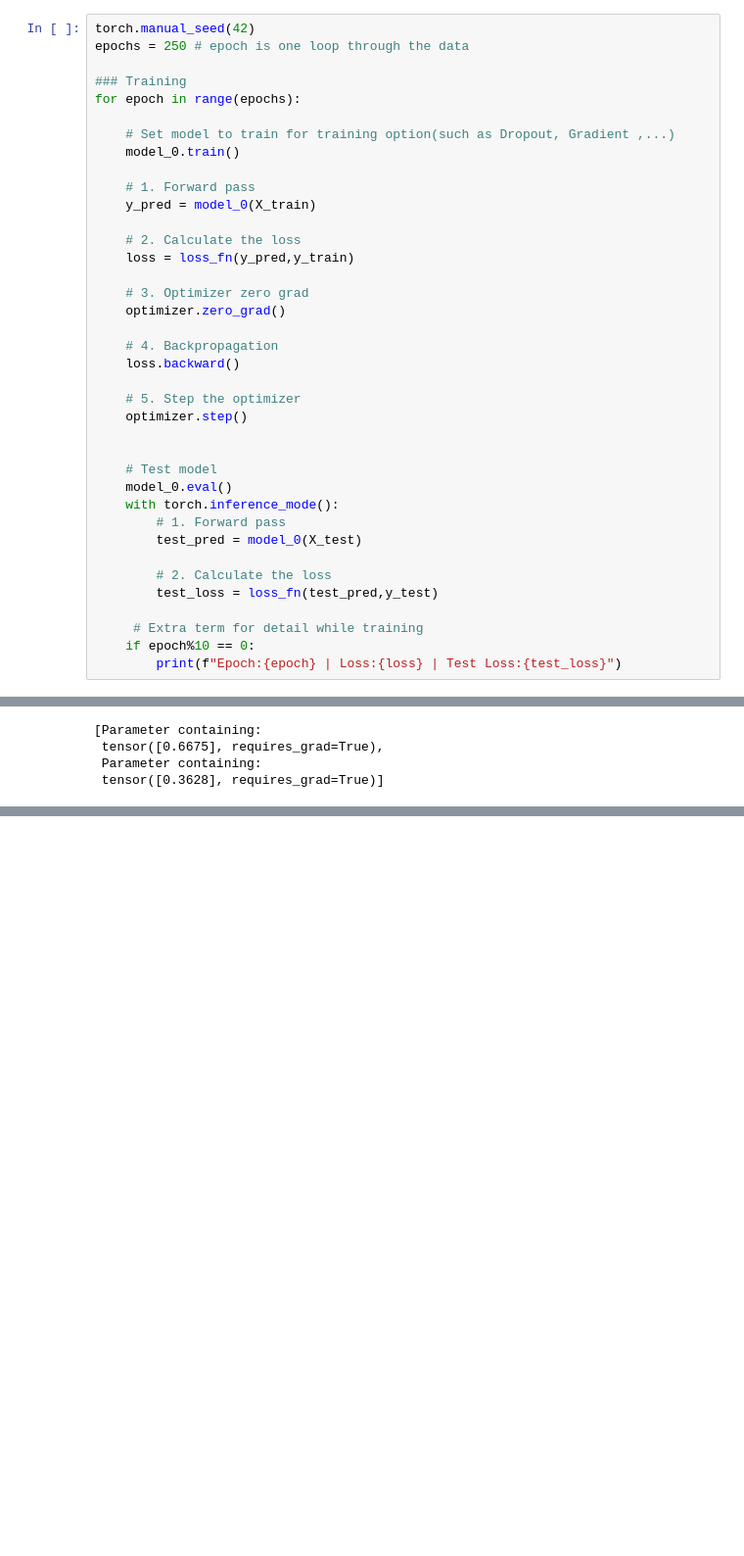
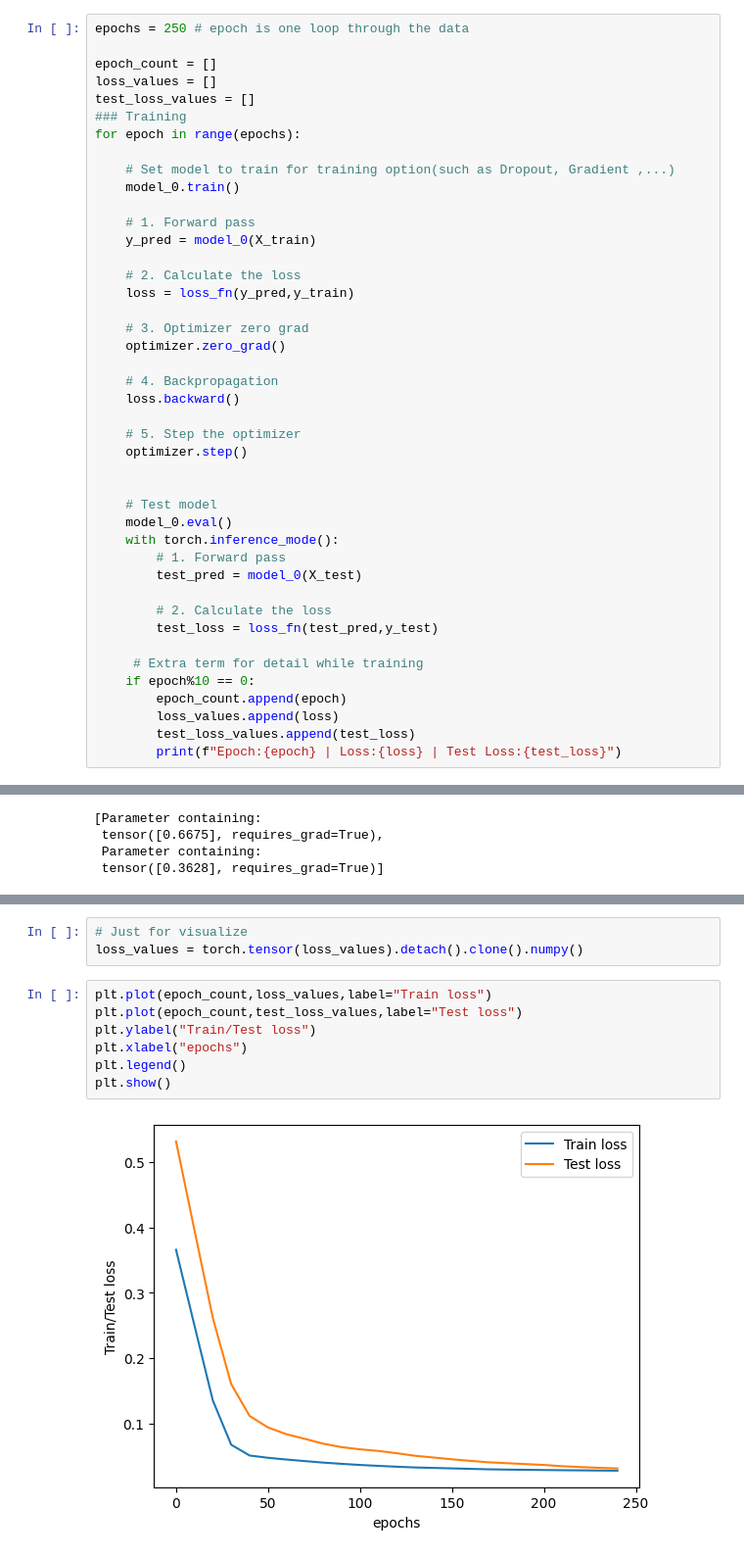
Before and after one commit to MahdiAmrollahi/pytorch-ZTM, a Jupyter notebook: 01_pytorch_workflow.ipynb, the cells around one changed output, grey strips where cells are left out. Shown at 98% size. Saved outputs shown, nothing was run; the diff lists cells and outputs as text; blank space fills up the shorter version.

Commit message:
complete test and plot train test loss

```diff
--- a/01_pytorch_workflow.ipynb
+++ b/01_pytorch_workflow.ipynb
@@ -155,9 +155,11 @@ optimizer = torch.optim.SGD(params=model_0.parameters(),
 # %% [markdown]
 ### Building a training/testing loop
 # %%
-torch.manual_seed(42)
 epochs = 250 # epoch is one loop through the data
 
+epoch_count = []
+loss_values = []
+test_loss_values = []
 ### Training
 for epoch in range(epochs):
 
@@ -191,6 +193,9 @@ for epoch in range(epochs):
 
      # Extra term for detail while training
     if epoch%10 == 0:
+        epoch_count.append(epoch)
+        loss_values.append(loss)
+        test_loss_values.append(test_loss)
         print(f"Epoch:{epoch} | Loss:{loss} | Test Loss:{test_loss}")
 # %% [output]
 Epoch:0 | Loss:0.36560165882110596 | Test Loss:0.5312533378601074
@@ -227,0 +235,12 @@ plot_prediction(prediction=y_pred)
+# %%
+# Just for visualize
+loss_values = torch.tensor(loss_values).detach().clone().numpy()
+# %%
+plt.plot(epoch_count,loss_values,label="Train loss")
+plt.plot(epoch_count,test_loss_values,label="Test loss")
+plt.ylabel("Train/Test loss")
+plt.xlabel("epochs")
+plt.legend()
+plt.show()
+# %% [output]
+[figure, added]
```
Also changed, not shown: parts of 1 cell of this notebook.
